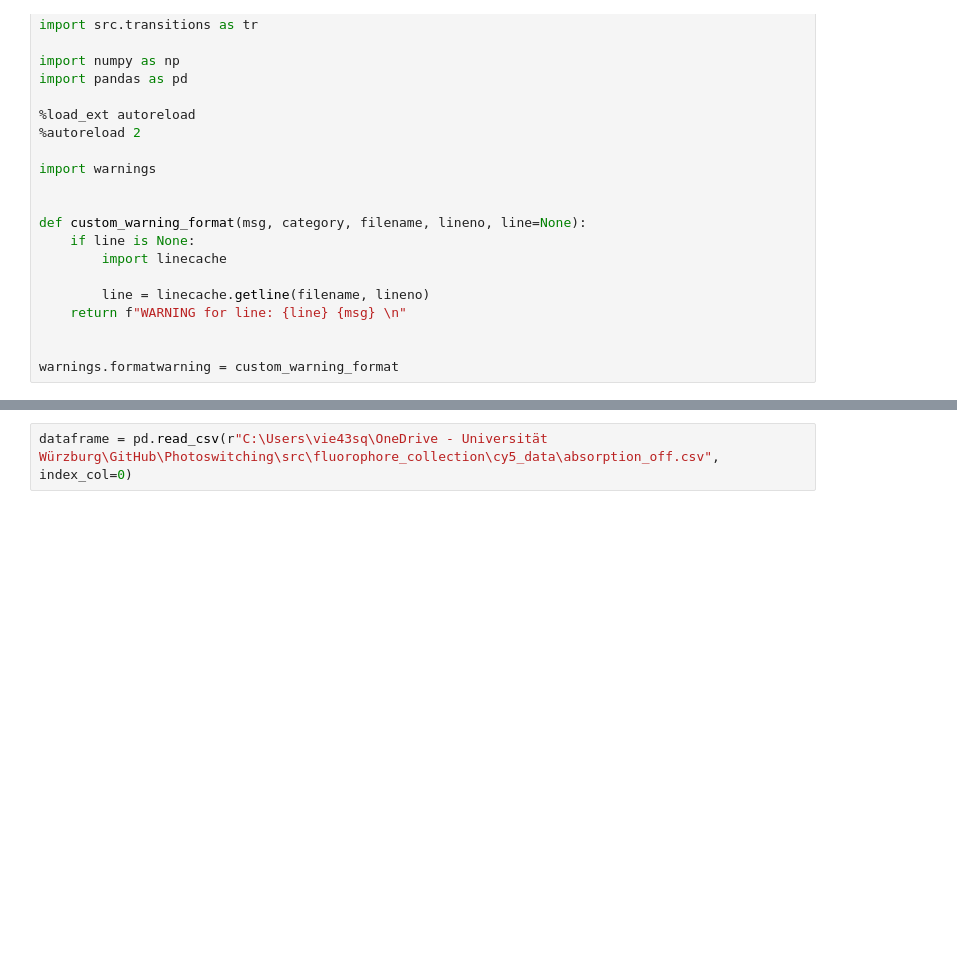
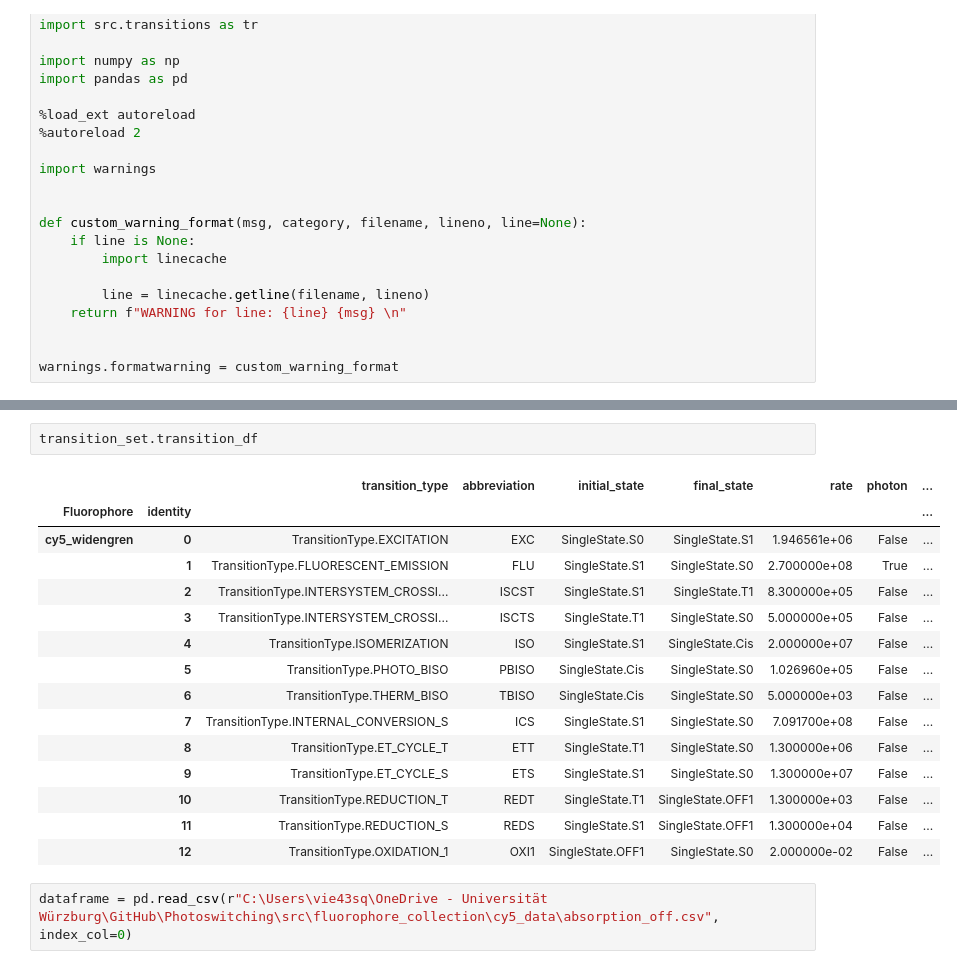
Before and after one commit to super-resolution/Fluopy, a Jupyter notebook: notebooks/trials.ipynb, the cells around one changed output, grey strips where cells are left out. Cells and saved outputs as stored; diff of their text form; blank space fills up the shorter version.

```diff
--- a/notebooks/trials.ipynb
+++ b/notebooks/trials.ipynb
@@ -45,3 +66,21 @@ warnings.formatwarning = custom_warning_format
+# %%
+transition_set.transition_df
+# %% [output]
+|  |  | transition_type | abbreviation | initial_state | final_state | rate | photon | ... |
+| Fluorophore | identity |  |  |  |  |  |  | ... |
+| cy5_widengren | 0 | TransitionType.EXCITATION | EXC | SingleState.S0 | SingleState.S1 | 1.946561e+06 | False | ... |
+|  | 1 | TransitionType.FLUORESCENT_EMISSION | FLU | SingleState.S1 | SingleState.S0 | 2.700000e+08 | True | ... |
+|  | 2 | TransitionType.INTERSYSTEM_CROSSI... | ISCST | SingleState.S1 | SingleState.T1 | 8.300000e+05 | False | ... |
+|  | 3 | TransitionType.INTERSYSTEM_CROSSI... | ISCTS | SingleState.T1 | SingleState.S0 | 5.000000e+05 | False | ... |
+|  | 4 | TransitionType.ISOMERIZATION | ISO | SingleState.S1 | SingleState.Cis | 2.000000e+07 | False | ... |
+|  | 5 | TransitionType.PHOTO_BISO | PBISO | SingleState.Cis | SingleState.S0 | 1.026960e+05 | False | ... |
+|  | 6 | TransitionType.THERM_BISO | TBISO | SingleState.Cis | SingleState.S0 | 5.000000e+03 | False | ... |
+|  | 7 | TransitionType.INTERNAL_CONVERSION_S | ICS | SingleState.S1 | SingleState.S0 | 7.091700e+08 | False | ... |
+|  | 8 | TransitionType.ET_CYCLE_T | ETT | SingleState.T1 | SingleState.S0 | 1.300000e+06 | False | ... |
+|  | 9 | TransitionType.ET_CYCLE_S | ETS | SingleState.S1 | SingleState.S0 | 1.300000e+07 | False | ... |
+|  | 10 | TransitionType.REDUCTION_T | REDT | SingleState.T1 | SingleState.OFF1 | 1.300000e+03 | False | ... |
+|  | 11 | TransitionType.REDUCTION_S | REDS | SingleState.S1 | SingleState.OFF1 | 1.300000e+04 | False | ... |
+|  | 12 | TransitionType.OXIDATION_1 | OXI1 | SingleState.OFF1 | SingleState.S0 | 2.000000e-02 | False | ... |
 # %%
 dataframe = pd.read_csv(r"C:\Users\vie43sq\OneDrive - Universität Würzburg\GitHub\Photoswitching\src\fluorophore_collection\cy5_data\absorption_off.csv", index_col=0)
 # %%
```
Also changed, not shown: parts of 6 cells of this notebook, 47 other files.
